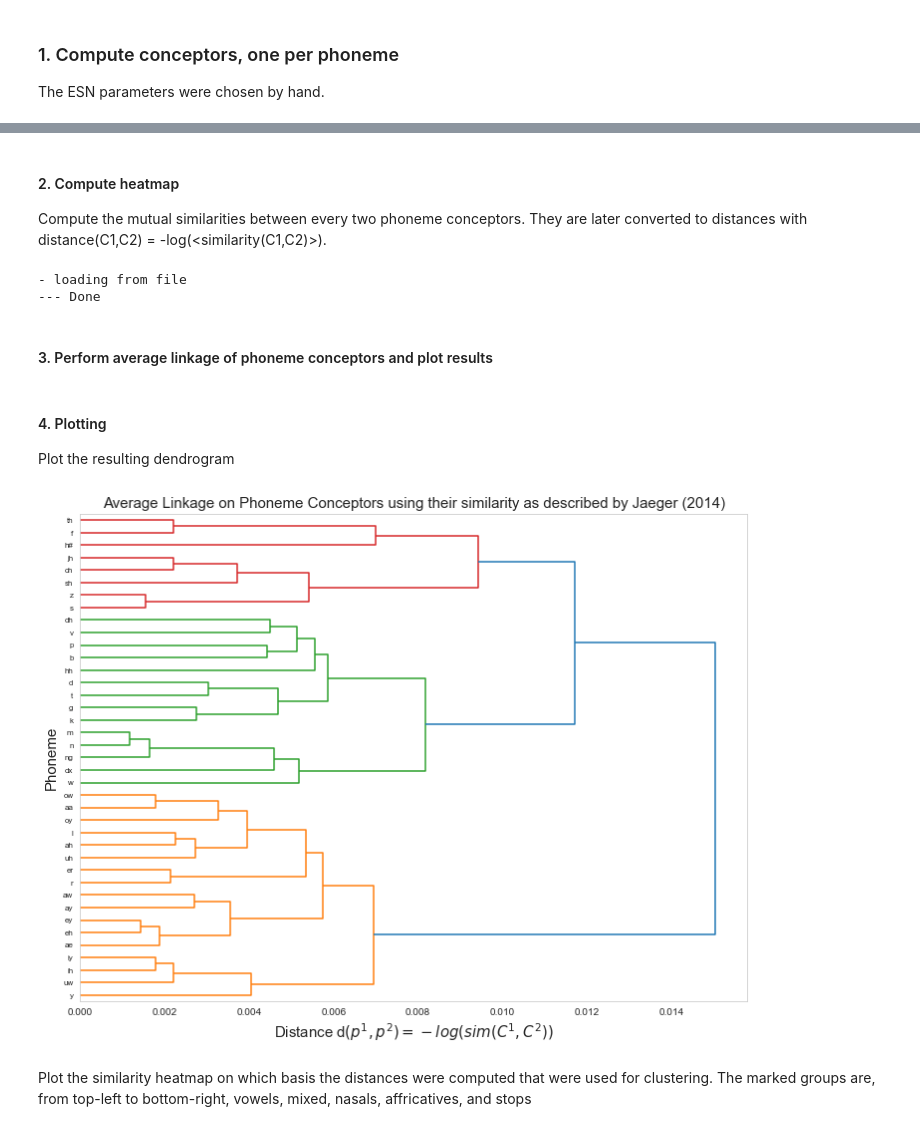
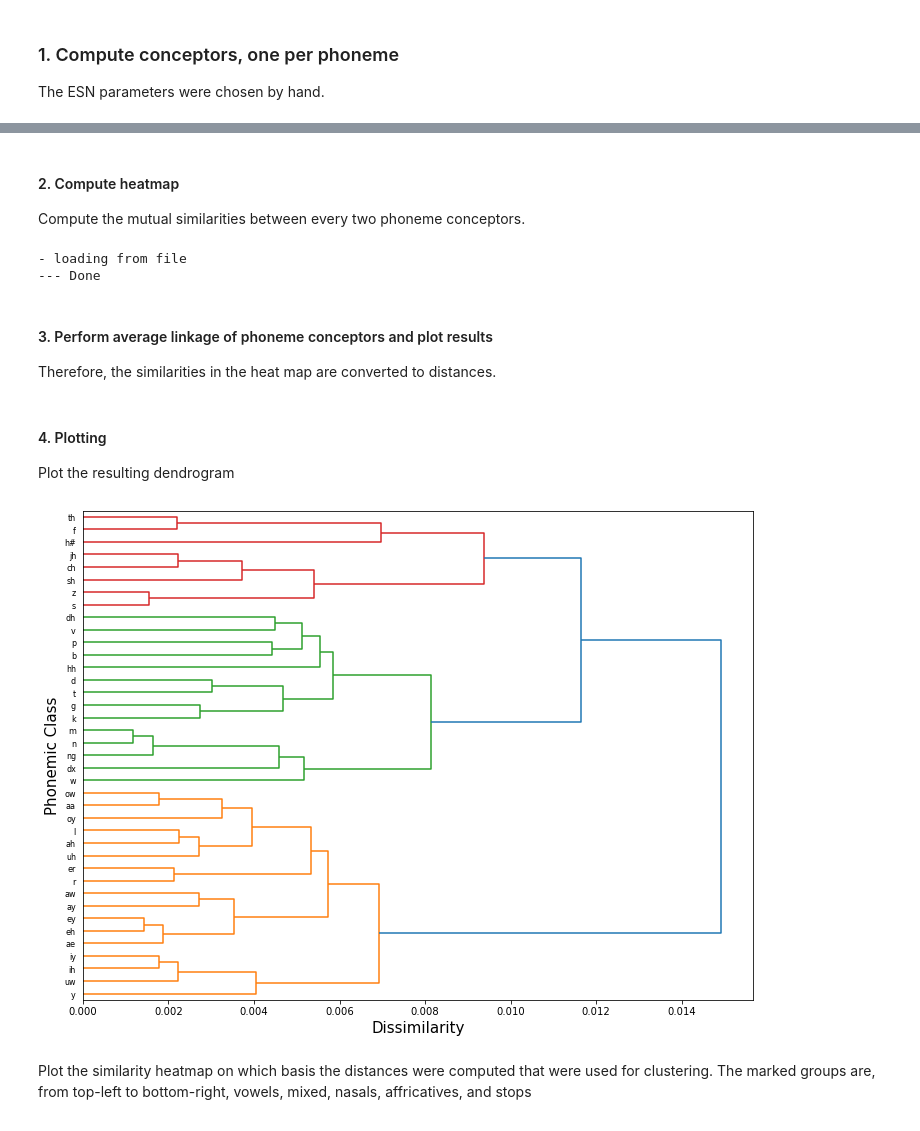
Before and after one commit to jorisptrs/Bachelor-Thesis, a Jupyter notebook: Code/experiments/exp3_above_phoneme_clustering/clustering_above_phon.ipynb, the cells around one changed output, grey strips where cells are left out. Drawn from its saved outputs; the diff is of its cells as text; code cells hidden in the pictures.

```diff
--- a/Code/experiments/exp3_above_phoneme_clustering/clustering_above_phon.ipynb
+++ b/Code/experiments/exp3_above_phoneme_clustering/clustering_above_phon.ipynb
@@ -93,6 +92,6 @@ Cs = compute_Cs(group=group, esn=esn, aperture=aperture, normalize=normalize, Xo
 # %% [markdown]
 #### 2. Compute heatmap
-Compute the mutual similarities between every two phoneme conceptors. They are later converted to distances with distance(C1,C2) = -log(<similarity(C1,C2)>).
+Compute the mutual similarities between every two phoneme conceptors.
 # %%
 from lib.clustering.clustering_metrics import *
 
@@ -112,13 +111,13 @@ if hm is None:
 --- Done
 # %% [markdown]
 #### 3. Perform average linkage of phoneme conceptors and plot results
+Therefore, the similarities in the heat map are converted to distances.
 # %%
 import scipy.cluster.hierarchy as sc
 import scipy.spatial.distance as ssd
 
 distArray = ssd.squareform(hm)
-#distArray = 1-distArray/np.max(distArray)
-distArray = -np.log(distArray)
+distArray = 1-distArray
 link = sc.linkage(distArray, method='average', optimal_ordering=False)
 # %% [markdown]
 #### 4. Plotting
@@ -126,15 +125,14 @@ Plot the resulting dendrogram
 # %%
 fig, ax = plt.subplots(figsize=(12, 9))
 ax.grid(False)
 ax.set_facecolor('white')
 D = sc.dendrogram(link,labels=phonemes,orientation='right',distance_sort=False)
 
-plt.title("Average Linkage on Phoneme Conceptors using their similarity as described by Jaeger (2014)",fontsize=15)
-plt.ylabel('Phoneme',fontsize=15)
-plt.xlabel(r"Distance d$(p^1, p^2)=-log(sim(C^1,C^2))$",fontsize=15)
+plt.ylabel('Phonemic Class',fontsize=15)
+plt.xlabel(r"Dissimilarity",fontsize=15)
 plt.show()
 # %% [output]
-[figure, old version]
+[figure, new version]
 # %% [markdown]
 Plot the similarity heatmap on which basis the distances were computed that were used for clustering. The marked groups are, from top-left to bottom-right, vowels, mixed, nasals, affricatives, and stops
 # %%
```
Also changed, not shown: parts of 3 cells of this notebook, 5 other files.
